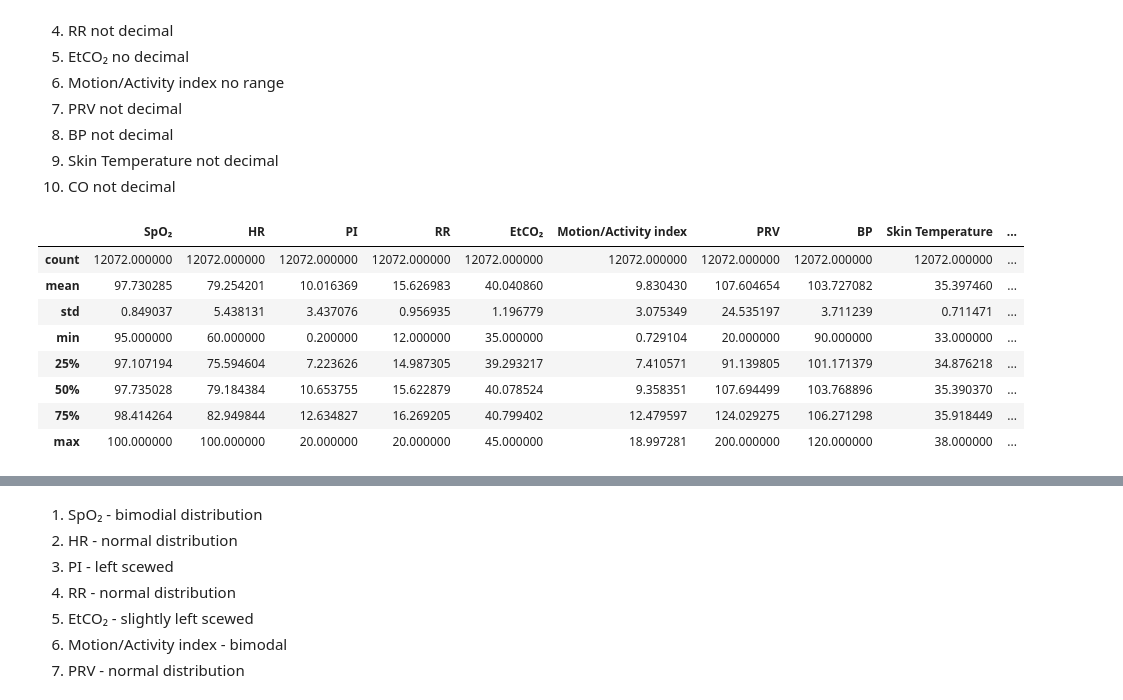
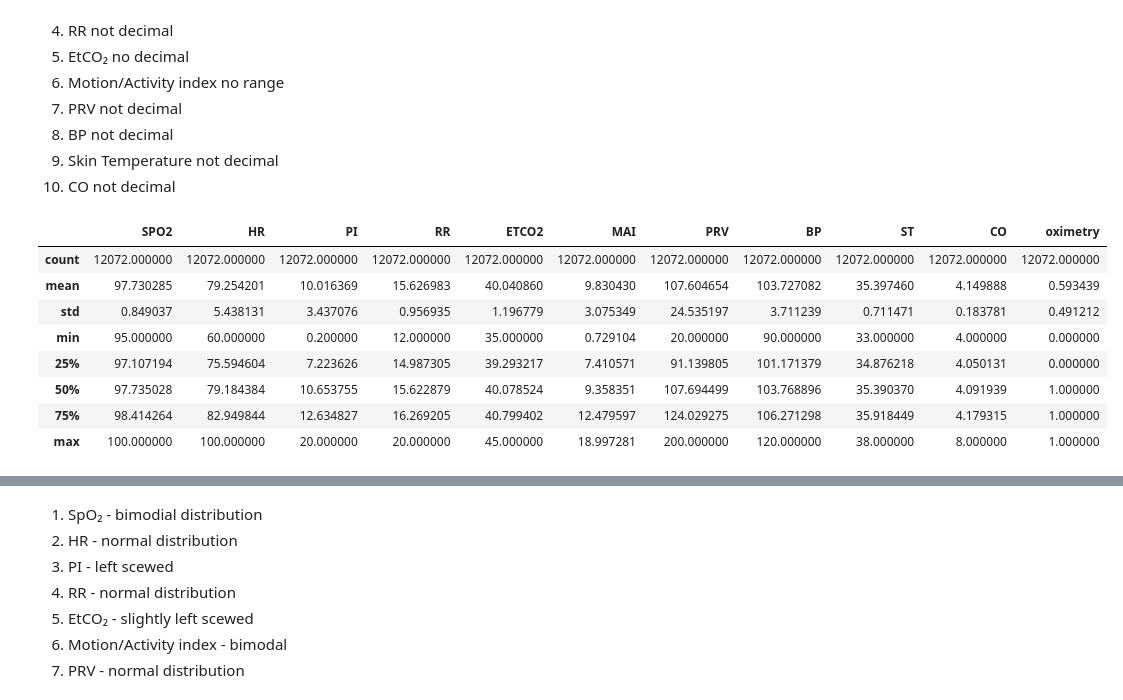
Before and after one commit to Michzru/Critical-oxygen-saturation-estimation, a Jupyter notebook: phase_1.ipynb, the cells around one changed output, grey strips where cells are left out. Drawn from its saved outputs; the diff is of its cells as text; code cells hidden in the pictures.

```diff
--- a/phase_1.ipynb
+++ b/phase_1.ipynb
@@ -678,15 +678,15 @@ Thats why we are analying these 10 attributes:
 9.	Skin Temperature not decimal
 10.	CO	not decimal
 # %%
-df1[["SpO₂","HR","PI","RR","EtCO₂","Motion/Activity index","PRV","BP","Skin Temperature","CO", 'oximetry']].describe()
+df1[["SPO2","HR","PI","RR","ETCO2","MAI","PRV","BP","ST","CO", 'oximetry']].describe()
 # %% [output]
-|  | SpO₂ | HR | PI | RR | EtCO₂ | Motion/Activity index | PRV | BP | Skin Temperature | ... |
-| count | 12072.000000 | 12072.000000 | 12072.000000 | 12072.000000 | 12072.000000 | 12072.000000 | 12072.000000 | 12072.000000 | 12072.000000 | ... |
-| mean | 97.730285 | 79.254201 | 10.016369 | 15.626983 | 40.040860 | 9.830430 | 107.604654 | 103.727082 | 35.397460 | ... |
-| std | 0.849037 | 5.438131 | 3.437076 | 0.956935 | 1.196779 | 3.075349 | 24.535197 | 3.711239 | 0.711471 | ... |
-| min | 95.000000 | 60.000000 | 0.200000 | 12.000000 | 35.000000 | 0.729104 | 20.000000 | 90.000000 | 33.000000 | ... |
-| 25% | 97.107194 | 75.594604 | 7.223626 | 14.987305 | 39.293217 | 7.410571 | 91.139805 | 101.171379 | 34.876218 | ... |
-| 50% | 97.735028 | 79.184384 | 10.653755 | 15.622879 | 40.078524 | 9.358351 | 107.694499 | 103.768896 | 35.390370 | ... |
-| 75% | 98.414264 | 82.949844 | 12.634827 | 16.269205 | 40.799402 | 12.479597 | 124.029275 | 106.271298 | 35.918449 | ... |
-| max | 100.000000 | 100.000000 | 20.000000 | 20.000000 | 45.000000 | 18.997281 | 200.000000 | 120.000000 | 38.000000 | ... |
+|  | SPO2 | HR | PI | RR | ETCO2 | MAI | PRV | BP | ST | CO | oximetry |
+| count | 12072.000000 | 12072.000000 | 12072.000000 | 12072.000000 | 12072.000000 | 12072.000000 | 12072.000000 | 12072.000000 | 12072.000000 | 12072.000000 | 12072.000000 |
+| mean | 97.730285 | 79.254201 | 10.016369 | 15.626983 | 40.040860 | 9.830430 | 107.604654 | 103.727082 | 35.397460 | 4.149888 | 0.593439 |
+| std | 0.849037 | 5.438131 | 3.437076 | 0.956935 | 1.196779 | 3.075349 | 24.535197 | 3.711239 | 0.711471 | 0.183781 | 0.491212 |
+| min | 95.000000 | 60.000000 | 0.200000 | 12.000000 | 35.000000 | 0.729104 | 20.000000 | 90.000000 | 33.000000 | 4.000000 | 0.000000 |
+| 25% | 97.107194 | 75.594604 | 7.223626 | 14.987305 | 39.293217 | 7.410571 | 91.139805 | 101.171379 | 34.876218 | 4.050131 | 0.000000 |
+| 50% | 97.735028 | 79.184384 | 10.653755 | 15.622879 | 40.078524 | 9.358351 | 107.694499 | 103.768896 | 35.390370 | 4.091939 | 1.000000 |
+| 75% | 98.414264 | 82.949844 | 12.634827 | 16.269205 | 40.799402 | 12.479597 | 124.029275 | 106.271298 | 35.918449 | 4.179315 | 1.000000 |
+| max | 100.000000 | 100.000000 | 20.000000 | 20.000000 | 45.000000 | 18.997281 | 200.000000 | 120.000000 | 38.000000 | 8.000000 | 1.000000 |
 # %%
```
Also changed, not shown: parts of 20 cells of this notebook.
